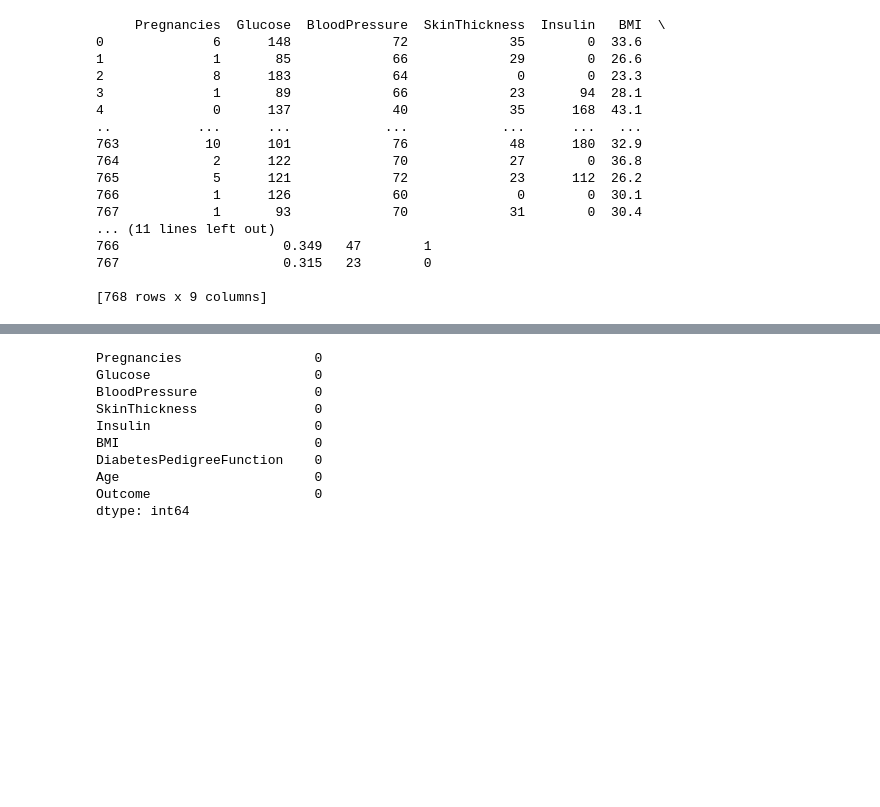
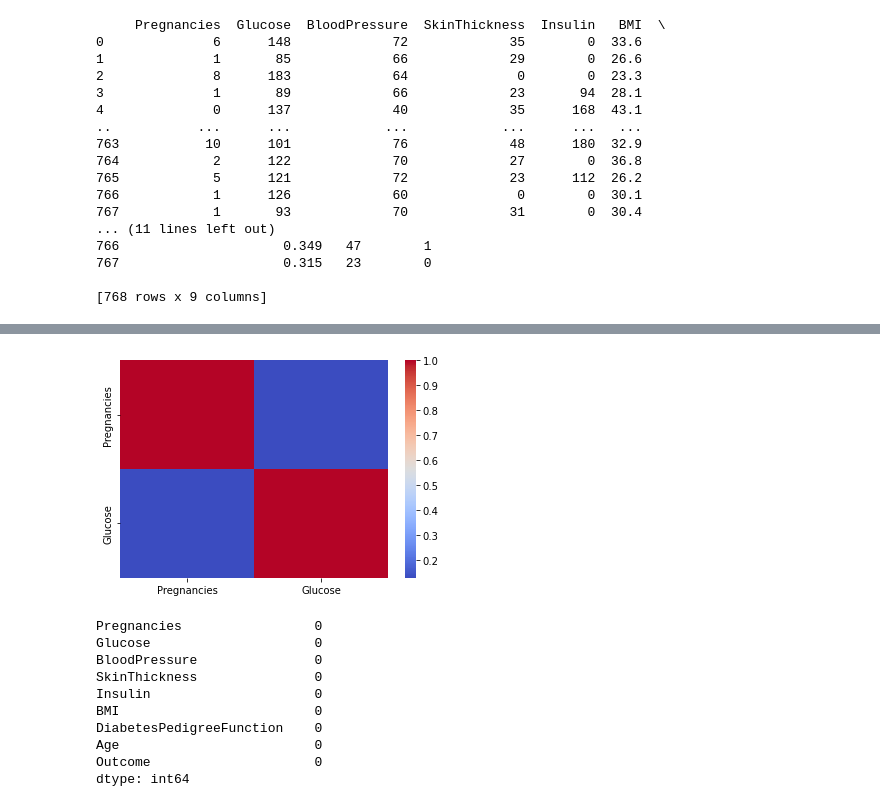
Before and after one commit to johnnjoroge0/Diabetes-data-analysis, a Jupyter notebook: Diabetes data analysis.ipynb, the cells around one changed output, grey strips where cells are left out. Drawn from its saved outputs; the diff is of its cells as text; code cells hidden in the pictures; blank space fills up the shorter version.

```diff
--- a/Diabetes data analysis.ipynb
+++ b/Diabetes data analysis.ipynb
@@ -68,3 +99,10 @@ Heat Map to visualize Correlation between pregnancies and gluecose level
+# %%
+#Visualising the data using heatmap
+plt.figure()
+sns.heatmap(Data1.corr(),cmap='coolwarm')
+plt.show()
+# %% [output]
+[figure, added]
 # %%
 print(Data.isnull().sum())
 # %% [output]
```
Also changed, not shown: parts of 8 cells of this notebook.
